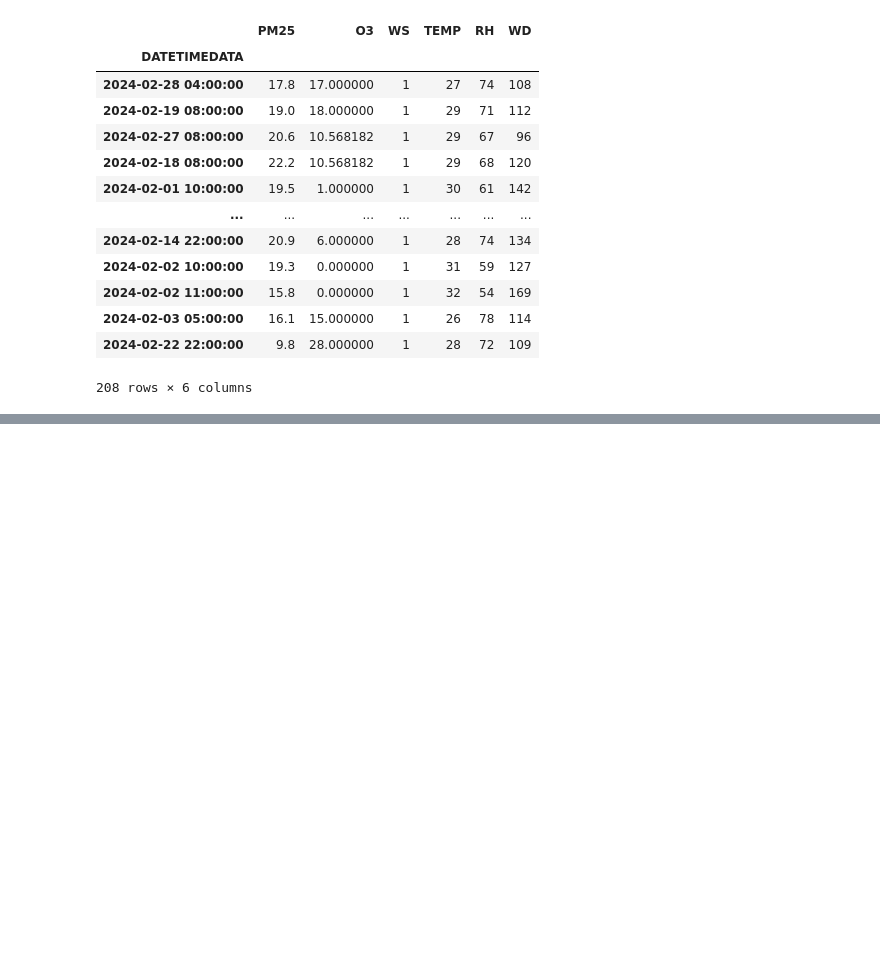
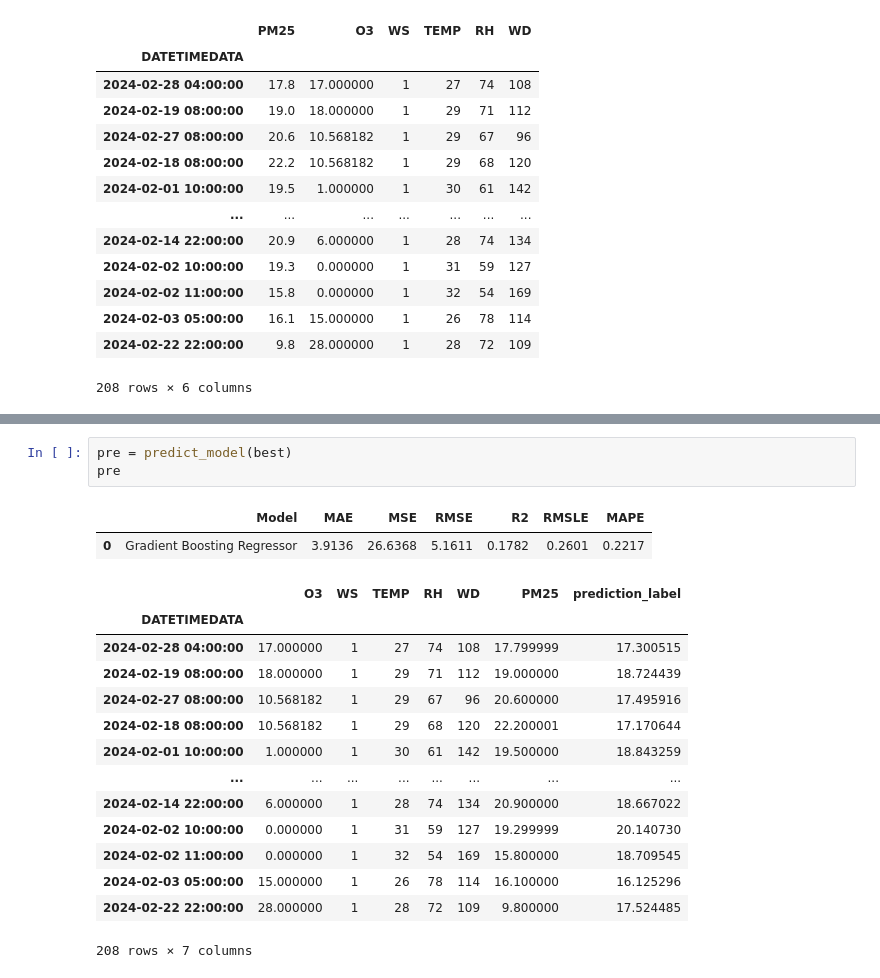
Before and after one commit to Pikcolo/team_project, a Jupyter notebook: model_pm25.ipynb, the cells around one changed output, grey strips where cells are left out. Cells and saved outputs as stored; diff of their text form; blank space fills up the shorter version.

```diff
--- a/model_pm25.ipynb
+++ b/model_pm25.ipynb
@@ -143,0 +192,20 @@ test
+# %%
+pre = predict_model(best)
+pre
+# %% [output]
+|  | Model | MAE | MSE | RMSE | R2 | RMSLE | MAPE |
+| 0 | Gradient Boosting Regressor | 3.9136 | 26.6368 | 5.1611 | 0.1782 | 0.2601 | 0.2217 |
+|  | O3 | WS | TEMP | RH | WD | PM25 | prediction_label |
+| DATETIMEDATA |  |  |  |  |  |  |  |
+| 2024-02-28 04:00:00 | 17.000000 | 1 | 27 | 74 | 108 | 17.799999 | 17.300515 |
+| 2024-02-19 08:00:00 | 18.000000 | 1 | 29 | 71 | 112 | 19.000000 | 18.724439 |
+| 2024-02-27 08:00:00 | 10.568182 | 1 | 29 | 67 | 96 | 20.600000 | 17.495916 |
+| 2024-02-18 08:00:00 | 10.568182 | 1 | 29 | 68 | 120 | 22.200001 | 17.170644 |
+| 2024-02-01 10:00:00 | 1.000000 | 1 | 30 | 61 | 142 | 19.500000 | 18.843259 |
+| ... | ... | ... | ... | ... | ... | ... | ... |
+| 2024-02-14 22:00:00 | 6.000000 | 1 | 28 | 74 | 134 | 20.900000 | 18.667022 |
+| 2024-02-02 10:00:00 | 0.000000 | 1 | 31 | 59 | 127 | 19.299999 | 20.140730 |
+| 2024-02-02 11:00:00 | 0.000000 | 1 | 32 | 54 | 169 | 15.800000 | 18.709545 |
+| 2024-02-03 05:00:00 | 15.000000 | 1 | 26 | 78 | 114 | 16.100000 | 16.125296 |
+| 2024-02-22 22:00:00 | 28.000000 | 1 | 28 | 72 | 109 | 9.800000 | 17.524485 |
+208 rows × 7 columns
```
Also changed, not shown: parts of 12 cells of this notebook.
